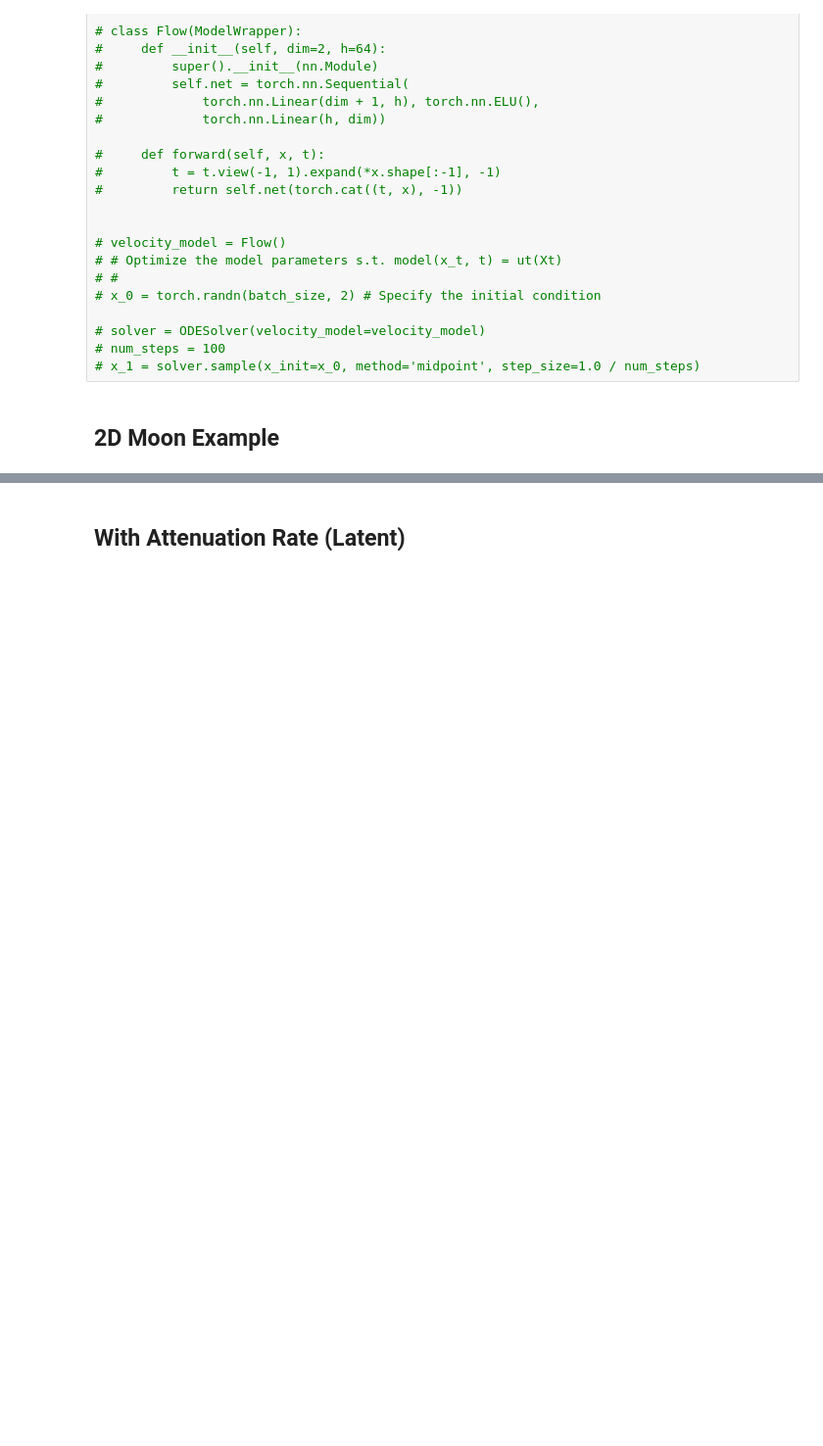
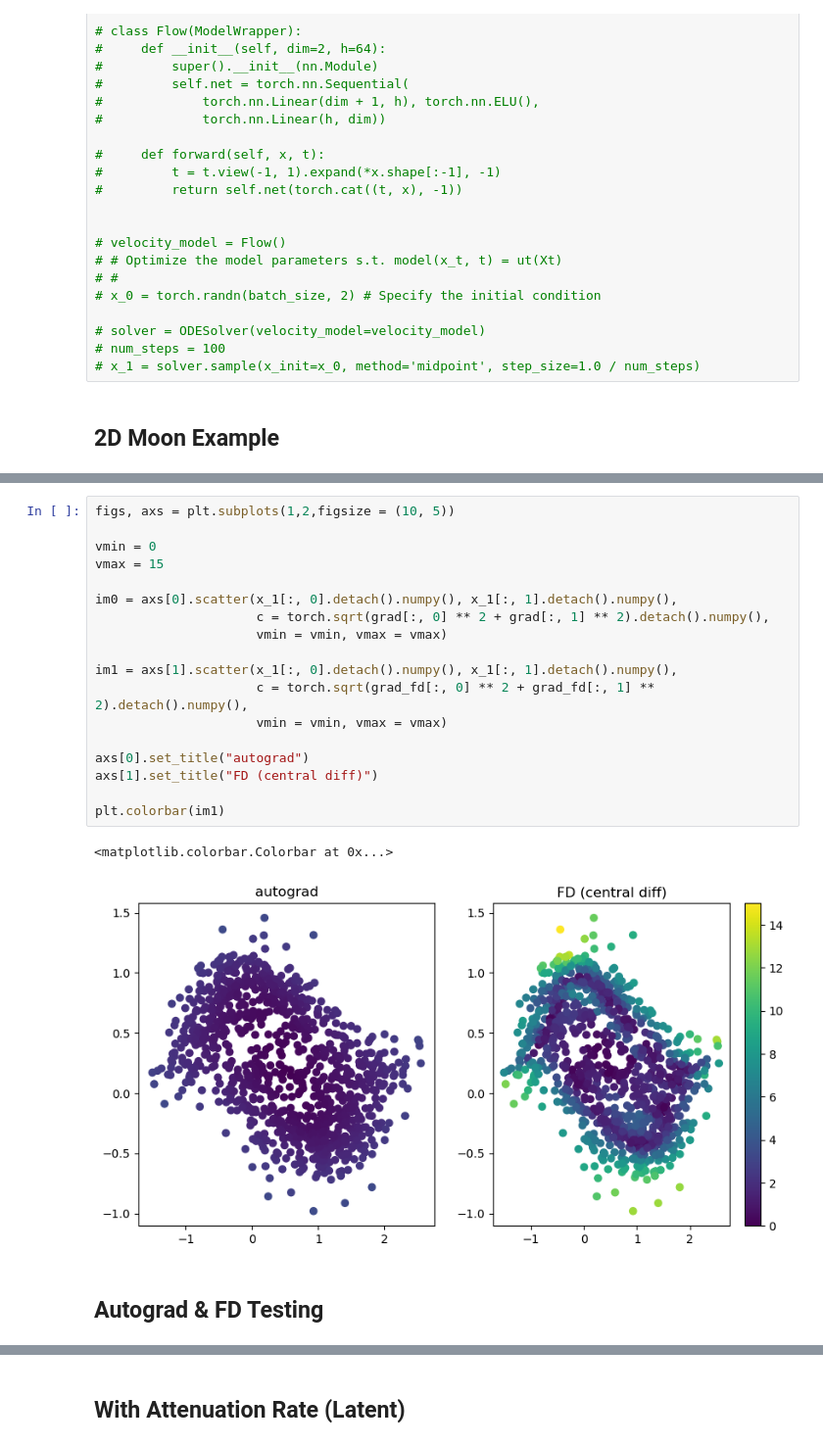
Before and after one commit to alastairyang/calibrated-prior, a Jupyter notebook: testing/flow_matching_testing.ipynb, the cells around one changed output, grey strips where cells are left out. Shown at 98% size. Drawn from its saved outputs; the diff is of its cells as text; blank space fills up the shorter version.

```diff
--- a/testing/flow_matching_testing.ipynb
+++ b/testing/flow_matching_testing.ipynb
@@ -299,0 +368,23 @@ plt.scatter(x_1[:, 0], x_1[:, 1], c = log_p1)
+# %%
+figs, axs = plt.subplots(1,2,figsize = (10, 5))
+
+vmin = 0
+vmax = 15
+
+im0 = axs[0].scatter(x_1[:, 0].detach().numpy(), x_1[:, 1].detach().numpy(),
+                     c = torch.sqrt(grad[:, 0] ** 2 + grad[:, 1] ** 2).detach().numpy(),
+                     vmin = vmin, vmax = vmax)
+
+im1 = axs[1].scatter(x_1[:, 0].detach().numpy(), x_1[:, 1].detach().numpy(),
+                     c = torch.sqrt(grad_fd[:, 0] ** 2 + grad_fd[:, 1] ** 2).detach().numpy(),
+                     vmin = vmin, vmax = vmax)
+
+axs[0].set_title("autograd")
+axs[1].set_title("FD (central diff)")
+
+plt.colorbar(im1)
+# %% [output]
+<matplotlib.colorbar.Colorbar at 0x...>
+[figure, added]
+# %% [markdown]
+## Autograd & FD Testing
```
Also changed, not shown: parts of 18 cells of this notebook.
